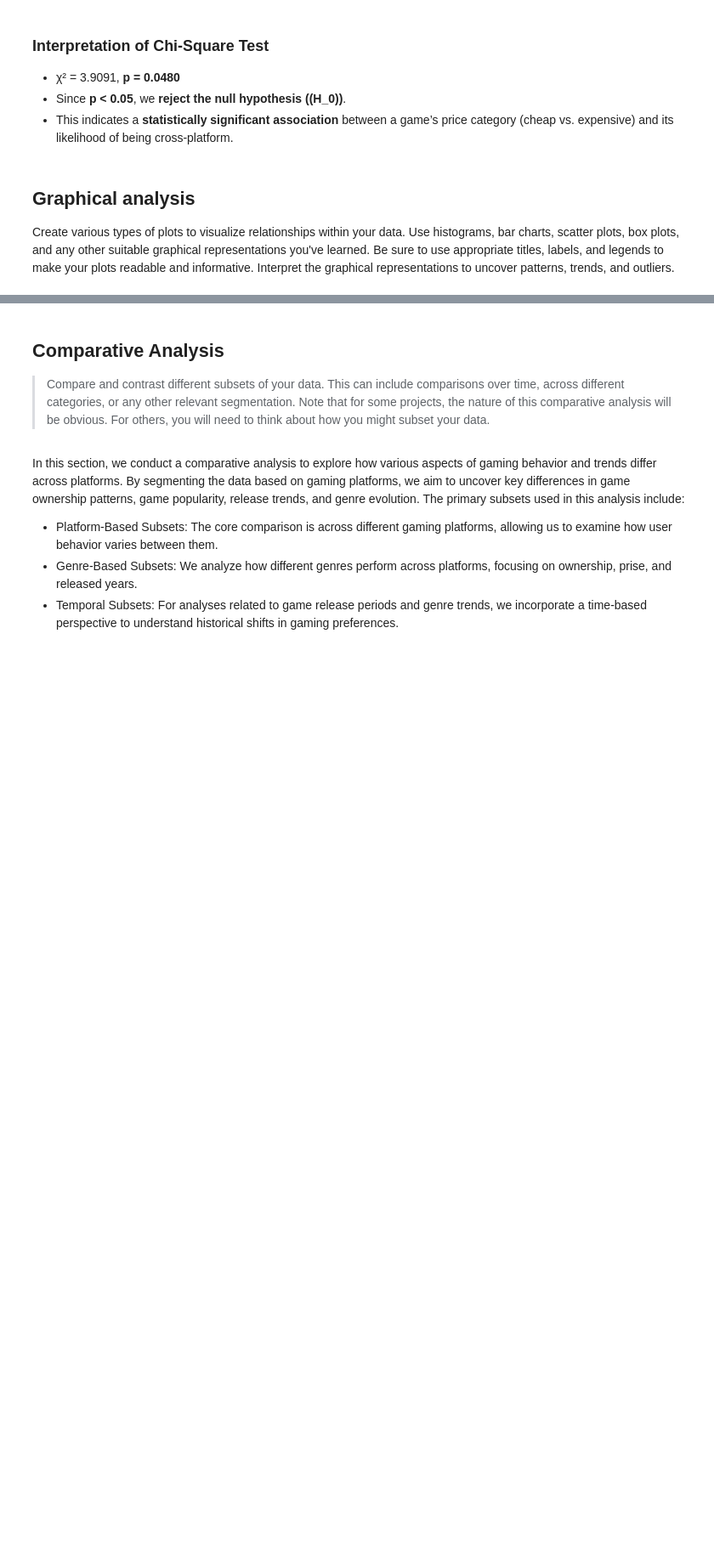
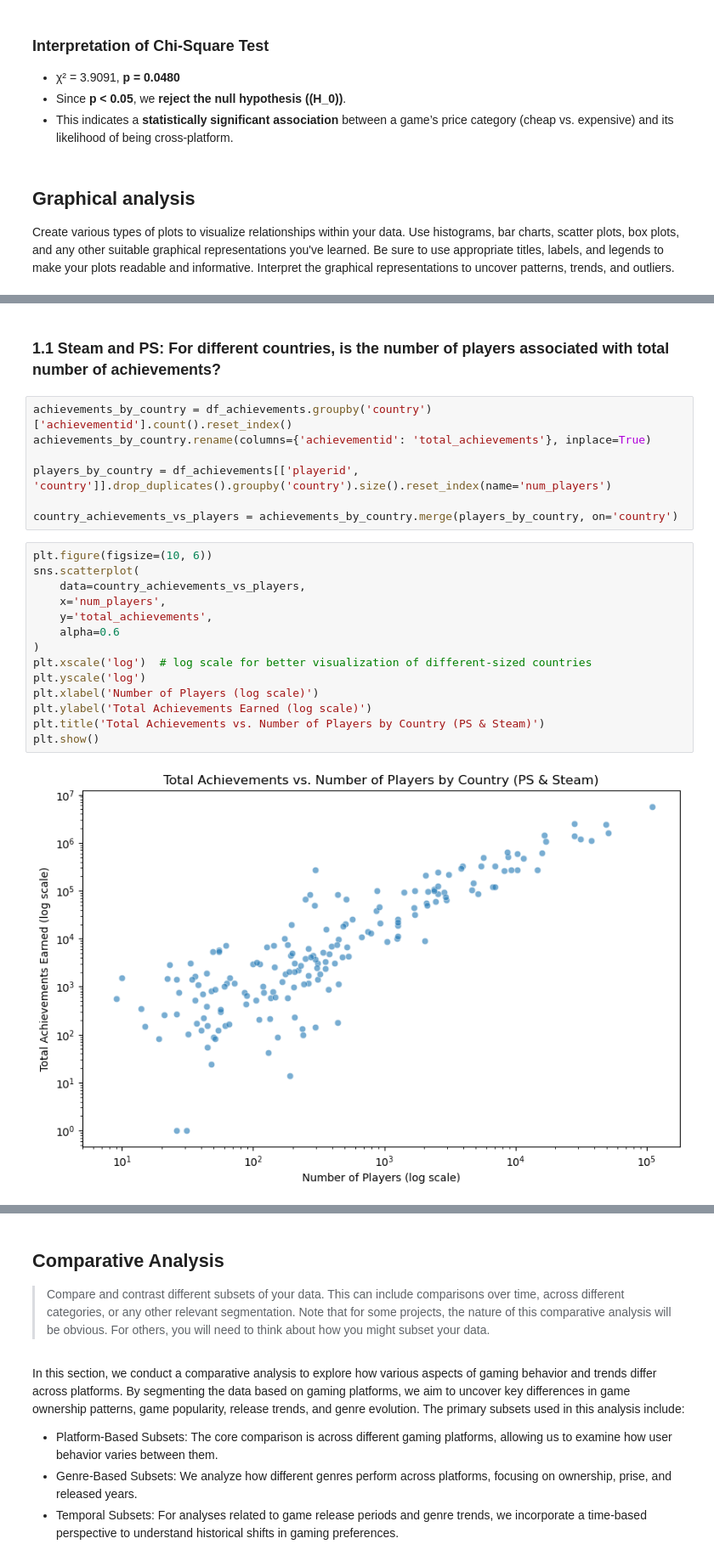
Before and after one commit to yfsongum/video_games_analysis_2025, a Jupyter notebook: SI_618_Project.ipynb, the cells around one changed output, grey strips where cells are left out. Shown at 85% size. Cells and saved outputs as stored; diff of their text form; blank space fills up the shorter version.

```diff
--- a/SI_618_Project.ipynb
+++ b/SI_618_Project.ipynb
@@ -1546,0 +1680,25 @@ Interpret the graphical representations to uncover patterns, trends, and outlier
+# %% [markdown]
+### 1.1 Steam and PS: For different countries, is the number of players associated with total number of achievements?
+# %%
+achievements_by_country = df_achievements.groupby('country')['achievementid'].count().reset_index()
+achievements_by_country.rename(columns={'achievementid': 'total_achievements'}, inplace=True)
+
+players_by_country = df_achievements[['playerid', 'country']].drop_duplicates().groupby('country').size().reset_index(name='num_players')
+
+country_achievements_vs_players = achievements_by_country.merge(players_by_country, on='country')
+# %%
+plt.figure(figsize=(10, 6))
+sns.scatterplot(
+    data=country_achievements_vs_players,
+    x='num_players',
+    y='total_achievements',
+    alpha=0.6
+)
+plt.xscale('log')  # log scale for better visualization of different-sized countries
+plt.yscale('log')
+plt.xlabel('Number of Players (log scale)')
+plt.ylabel('Total Achievements Earned (log scale)')
+plt.title('Total Achievements vs. Number of Players by Country (PS & Steam)')
+plt.show()
+# %% [output]
+[figure, added]
```
Also changed, not shown: parts of 85 cells of this notebook.
